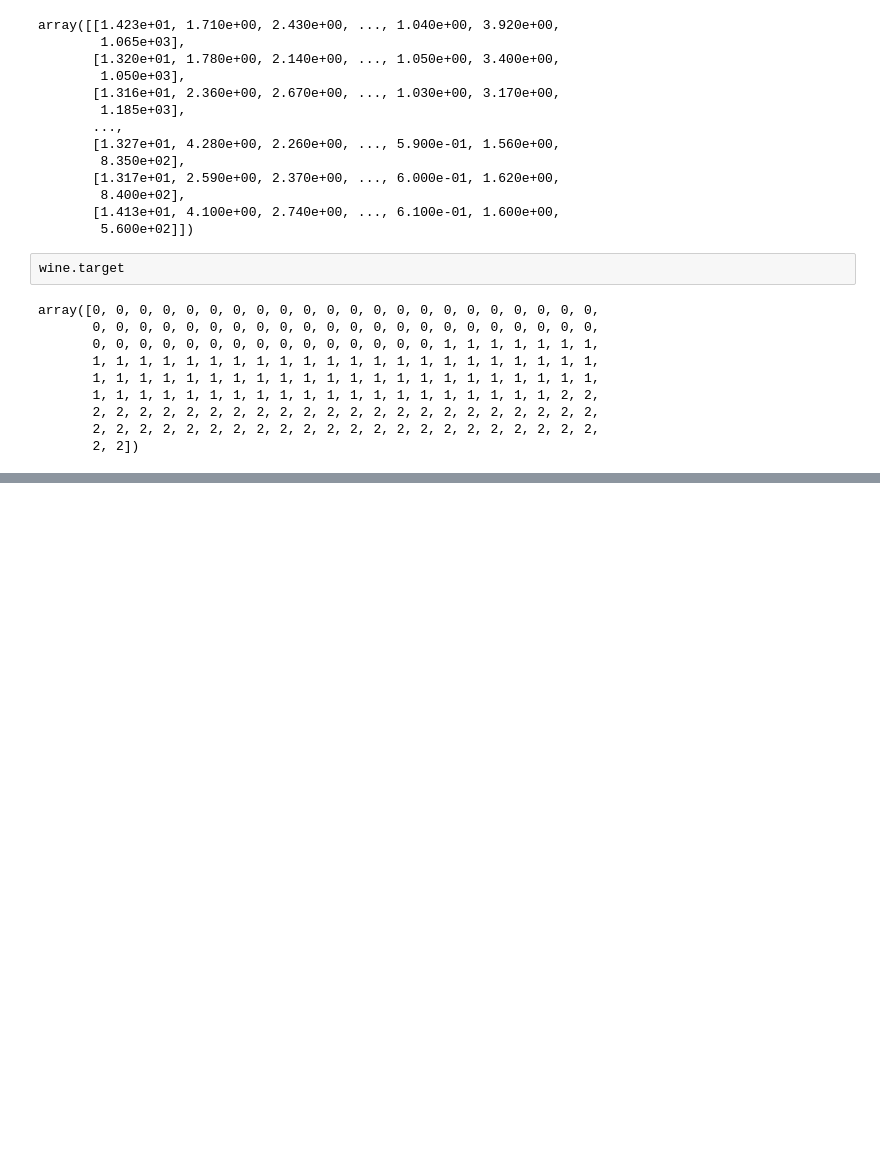
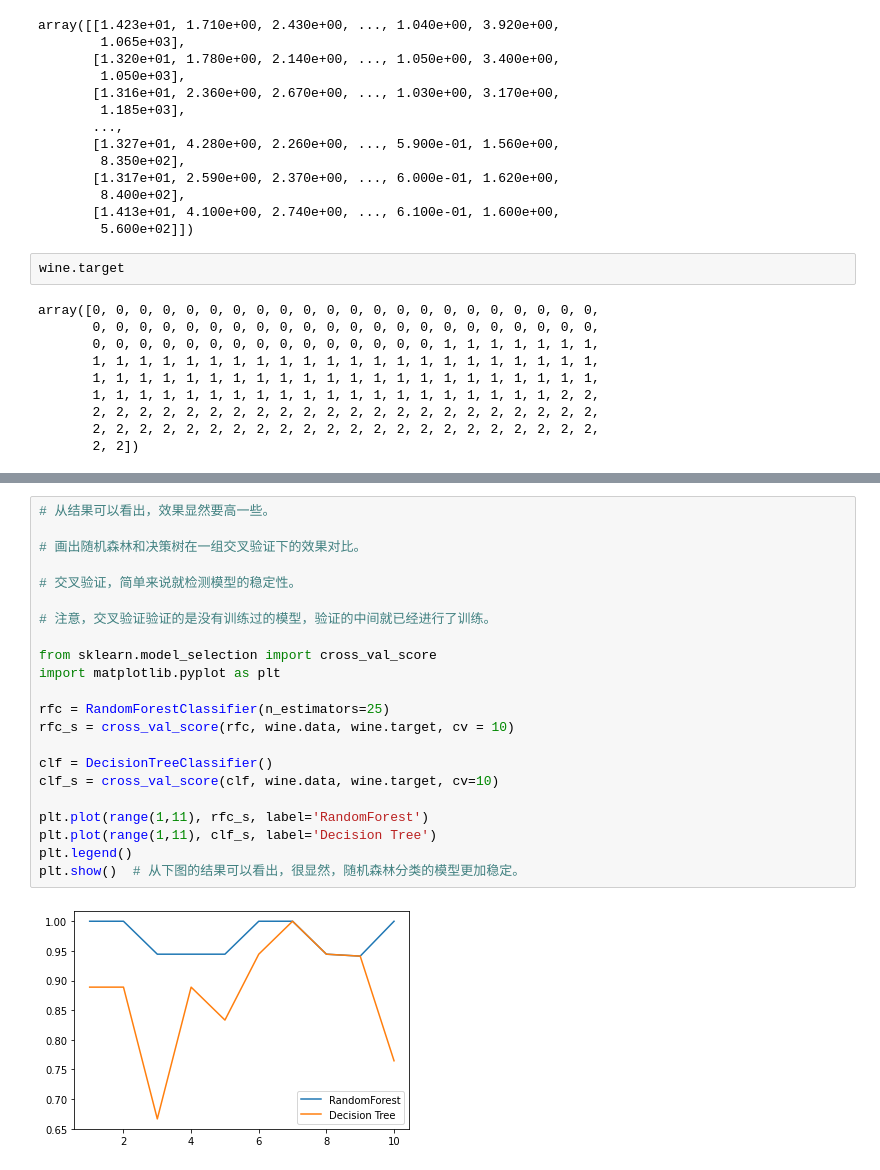
Before and after one commit to HuCui2022/sk_learn, a Jupyter notebook: sk_learn002_RandomForest.ipynb, the cells around one changed output, grey strips where cells are left out. Cells and saved outputs as stored; diff of their text form; blank space fills up the shorter version.

```diff
--- a/sk_learn002_RandomForest.ipynb
+++ b/sk_learn002_RandomForest.ipynb
@@ -141,0 +142,24 @@ Random Forest: 0.9444444444444444
+# %%
+# 从结果可以看出，效果显然要高一些。
+
+# 画出随机森林和决策树在一组交叉验证下的效果对比。
+
+# 交叉验证，简单来说就检测模型的稳定性。
+
+# 注意，交叉验证验证的是没有训练过的模型，验证的中间就已经进行了训练。
+
+from sklearn.model_selection import cross_val_score
+import matplotlib.pyplot as plt
+
+rfc = RandomForestClassifier(n_estimators=25)
+rfc_s = cross_val_score(rfc, wine.data, wine.target, cv = 10)
+
+clf = DecisionTreeClassifier()
+clf_s = cross_val_score(clf, wine.data, wine.target, cv=10)
+
+plt.plot(range(1,11), rfc_s, label='RandomForest')
+plt.plot(range(1,11), clf_s, label='Decision Tree')
+plt.legend()
+plt.show()  # 从下图的结果可以看出，很显然，随机森林分类的模型更加稳定。
+# %% [output]
+[figure, added]
```
Also changed, not shown: parts of 54 cells of this notebook.
